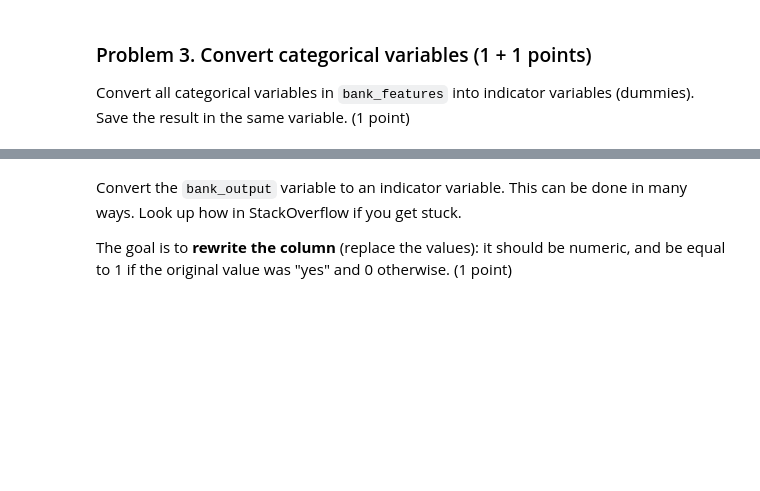
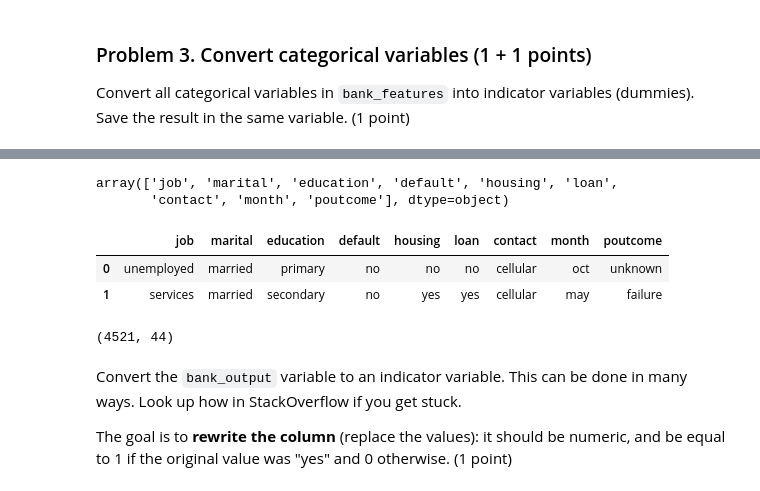
Before and after one commit to hrstnikolov/2022-machine-learning, a Jupyter notebook: 02. Linear and Logistic Regression Lab/Linear and Logistic Regression Lab.ipynb, the cells around one changed output, grey strips where cells are left out. Saved outputs shown, nothing was run; the diff lists cells and outputs as text; code cells hidden in the pictures; blank space fills up the shorter version.

```diff
--- a/02. Linear and Logistic Regression Lab/Linear and Logistic Regression Lab.ipynb
+++ b/02. Linear and Logistic Regression Lab/Linear and Logistic Regression Lab.ipynb
@@ -60,0 +75,17 @@ raise NotImplementedError()
+# %%
+categorical_features = bank_features.columns[bank_features.dtypes == "object"].values
+categorical_features
+# %% [output]
+array(['job', 'marital', 'education', 'default', 'housing', 'loan',
+       'contact', 'month', 'poutcome'], dtype=object)
+# %%
+bank_features[categorical_features].head(2)
+# %% [output]
+|  | job | marital | education | default | housing | loan | contact | month | poutcome |
+| 0 | unemployed | married | primary | no | no | no | cellular | oct | unknown |
+| 1 | services | married | secondary | no | yes | yes | cellular | may | failure |
+# %%
+indicator_variables = pd.get_dummies(bank_features[categorical_features])
+indicator_variables.shape
+# %% [output]
+(4521, 44)
```
Also changed, not shown: parts of 22 cells of this notebook, 1 other file.
